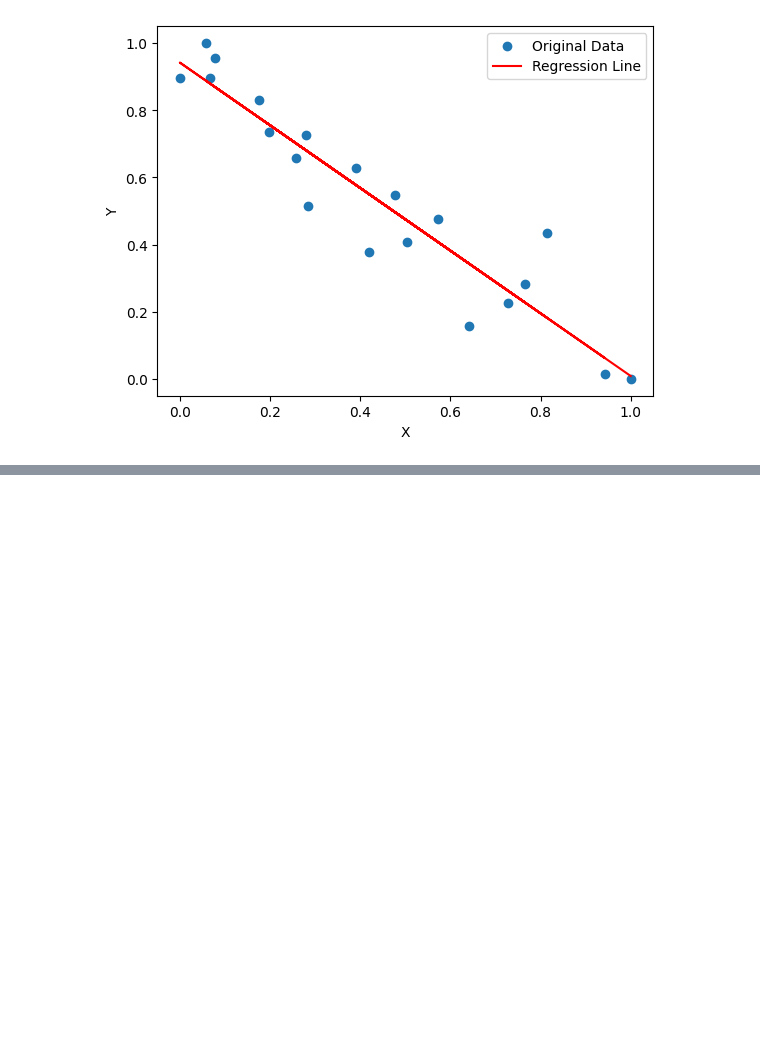
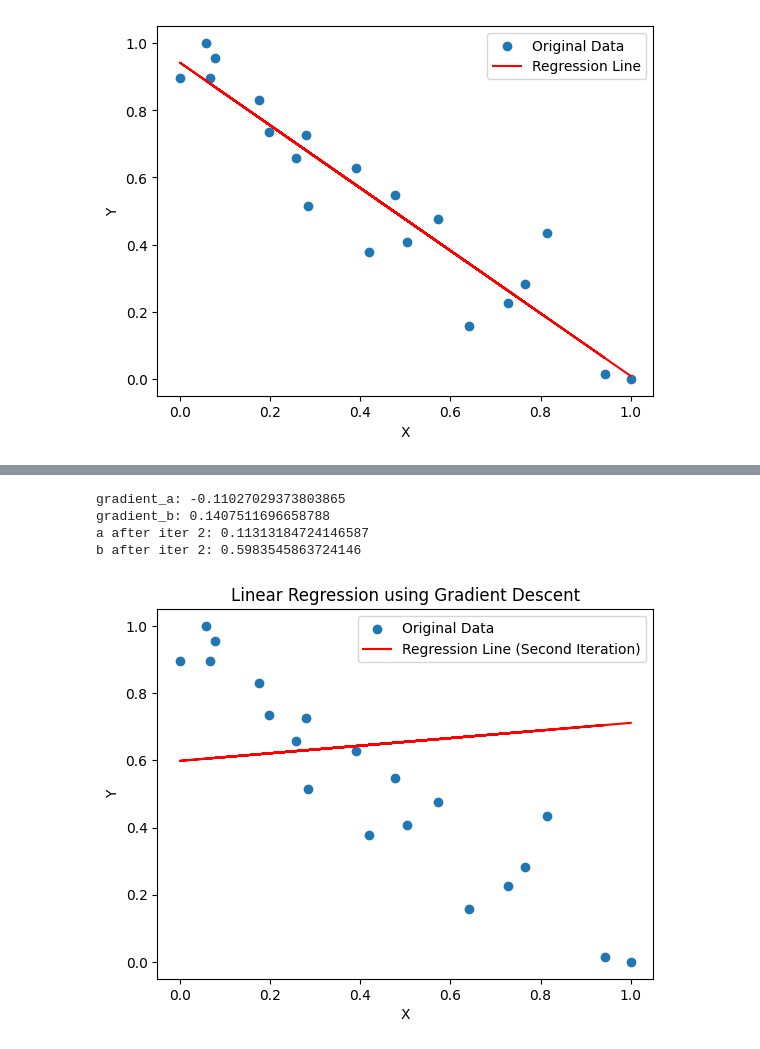
Before and after one commit to umutucak/introML, a Jupyter notebook: assignment1/task_A.ipynb, the cells around one changed output, grey strips where cells are left out. Cells and saved outputs as stored; diff of their text form; code cells hidden in the pictures; blank space fills up the shorter version.

```diff
--- a/assignment1/task_A.ipynb
+++ b/assignment1/task_A.ipynb
@@ -181,0 +167,29 @@ cost
+# %%
+# Step 6 Gradient Descent - second iteration
+
+y_prediction = a*df.X + b
+
+gradient_a = partial_derivative_a(df.Y, y_prediction)
+gradient_b = partial_derivative_b(np.array(df.Y), np.array(y_prediction), np.array(df.X))
+
+a -= L * gradient_a
+b -= L * gradient_b
+
+print("gradient_a:", gradient_a)
+print("gradient_b:", gradient_b)
+print("a after iter 2:", a)
+print("b after iter 2:", b)
+
+plt.scatter(df.X, df.Y, label='Original Data')
+plt.plot(df.X, a * df.X + b, color='red', label='Regression Line (Second Iteration)')
+plt.xlabel('X')
+plt.ylabel('Y')
+plt.legend()
+plt.title('Linear Regression using Gradient Descent')
+plt.show()
+# %% [output]
+gradient_a: -0.11027029373803865
+gradient_b: 0.1407511696658788
+a after iter 2: 0.11313184724146587
+b after iter 2: 0.5983545863724146
+[figure, added]
```
Also changed, not shown: parts of 7 cells of this notebook.
